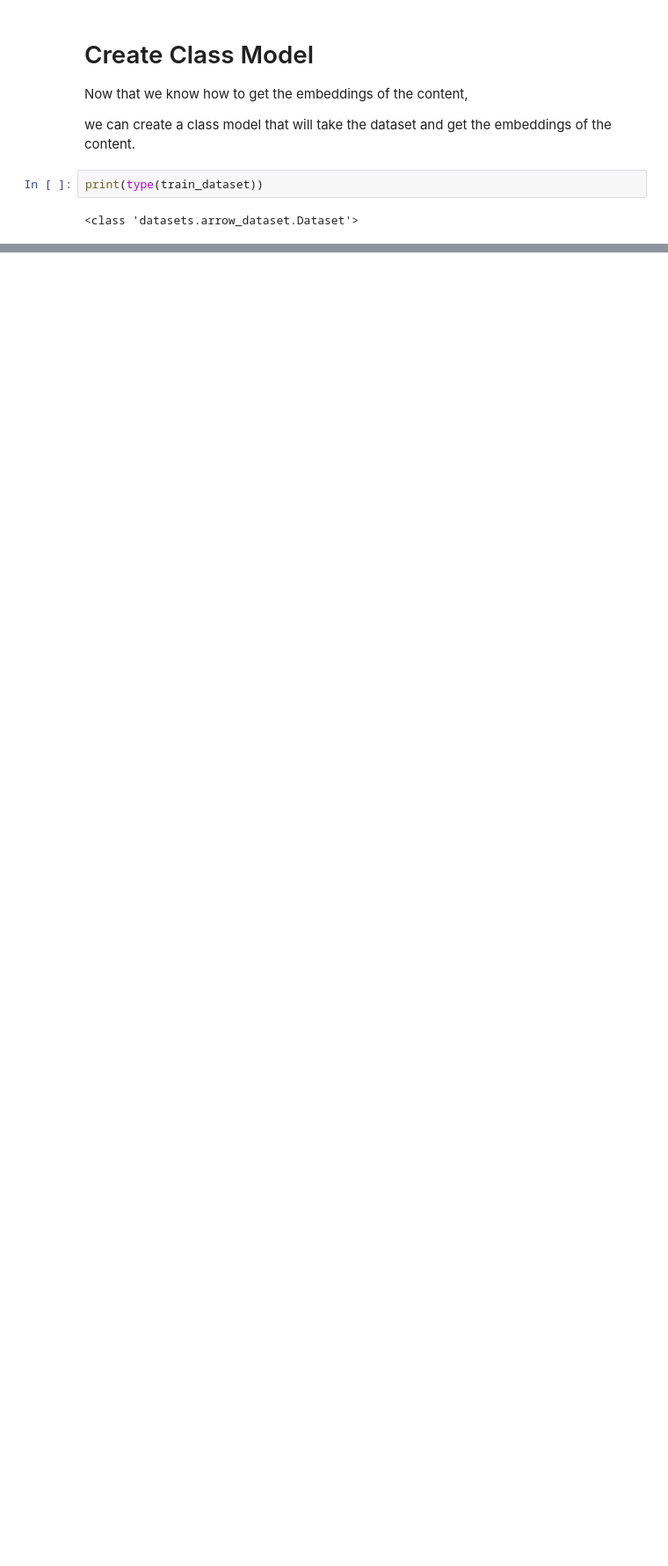
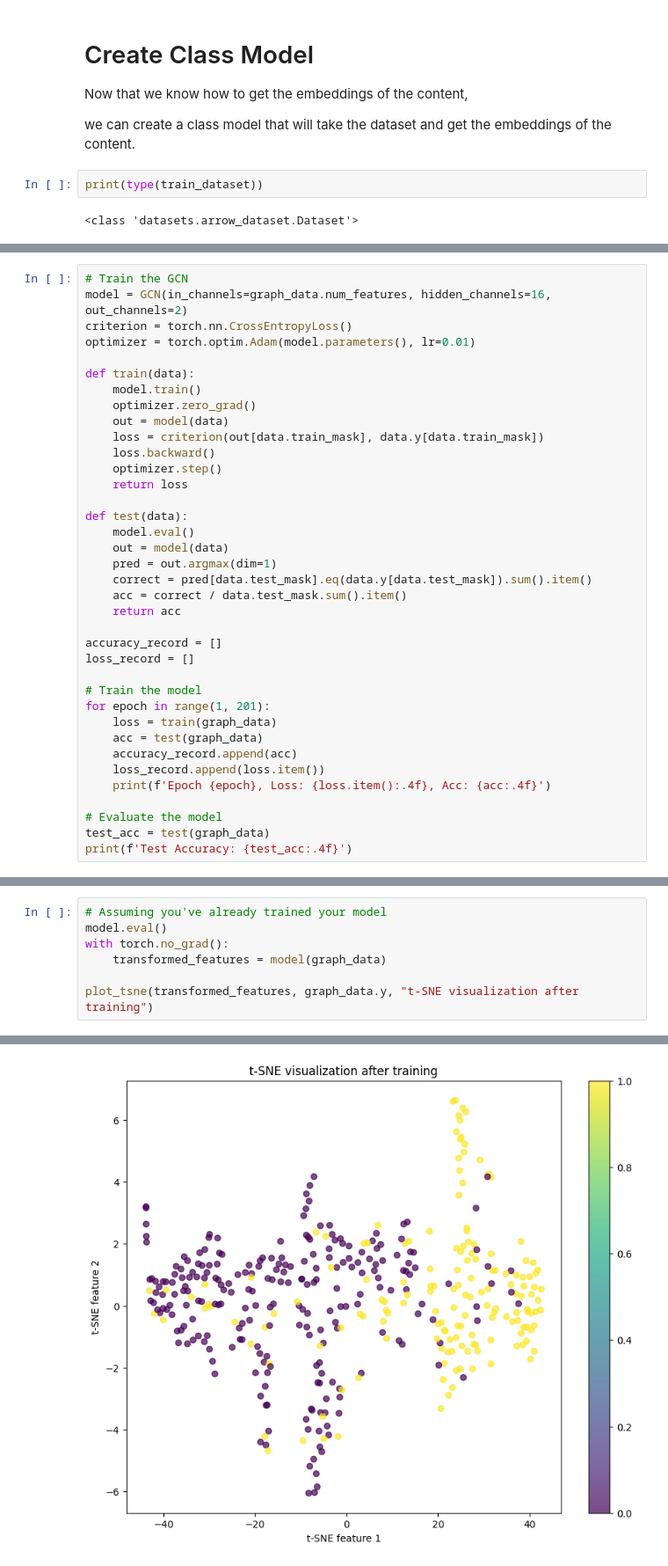
Before and after one commit to LittleFish-Coder/GemGNN, a Jupyter notebook: utils/build_graph.ipynb, the cells around one changed output, grey strips where cells are left out. Shown at 88% size. Cells and saved outputs as stored; diff of their text form; blank space fills up the shorter version.

```diff
--- a/utils/build_graph.ipynb
+++ b/utils/build_graph.ipynb
@@ -374,0 +517,37 @@ visualize_graph(graph)
+# %%
+# Train the GCN
+model = GCN(in_channels=graph_data.num_features, hidden_channels=16, out_channels=2)
+criterion = torch.nn.CrossEntropyLoss()
+optimizer = torch.optim.Adam(model.parameters(), lr=0.01)
+
+def train(data):
+    model.train()
+    optimizer.zero_grad()
+    out = model(data)
+    loss = criterion(out[data.train_mask], data.y[data.train_mask])
+    loss.backward()
+    optimizer.step()
+    return loss
+
+def test(data):
+    model.eval()
+    out = model(data)
+    pred = out.argmax(dim=1)
+    correct = pred[data.test_mask].eq(data.y[data.test_mask]).sum().item()
+    acc = correct / data.test_mask.sum().item()
+    return acc
+
+accuracy_record = []
+loss_record = []
+
+# Train the model
+for epoch in range(1, 201):
+    loss = train(graph_data)
+    acc = test(graph_data)
+    accuracy_record.append(acc)
+    loss_record.append(loss.item())
+    print(f'Epoch {epoch}, Loss: {loss.item():.4f}, Acc: {acc:.4f}')
+
+# Evaluate the model
+test_acc = test(graph_data)
+print(f'Test Accuracy: {test_acc:.4f}')
@@ -374,0 +584,8 @@ visualize_graph(graph)
+# %%
+# Assuming you've already trained your model
+model.eval()
+with torch.no_grad():
+    transformed_features = model(graph_data)
+
+plot_tsne(transformed_features, graph_data.y, "t-SNE visualization after training")
+# %% [output]
@@ -374,0 +594 @@ visualize_graph(graph)
+[figure, added]
```
Also changed, not shown: parts of 27 cells of this notebook, 1 other file.
